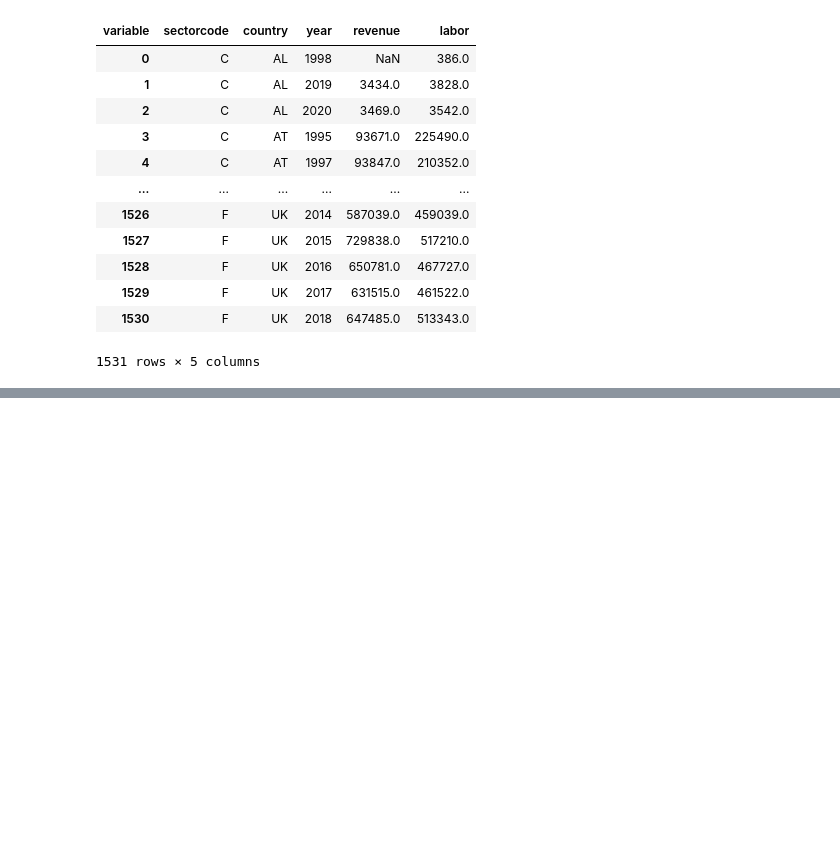
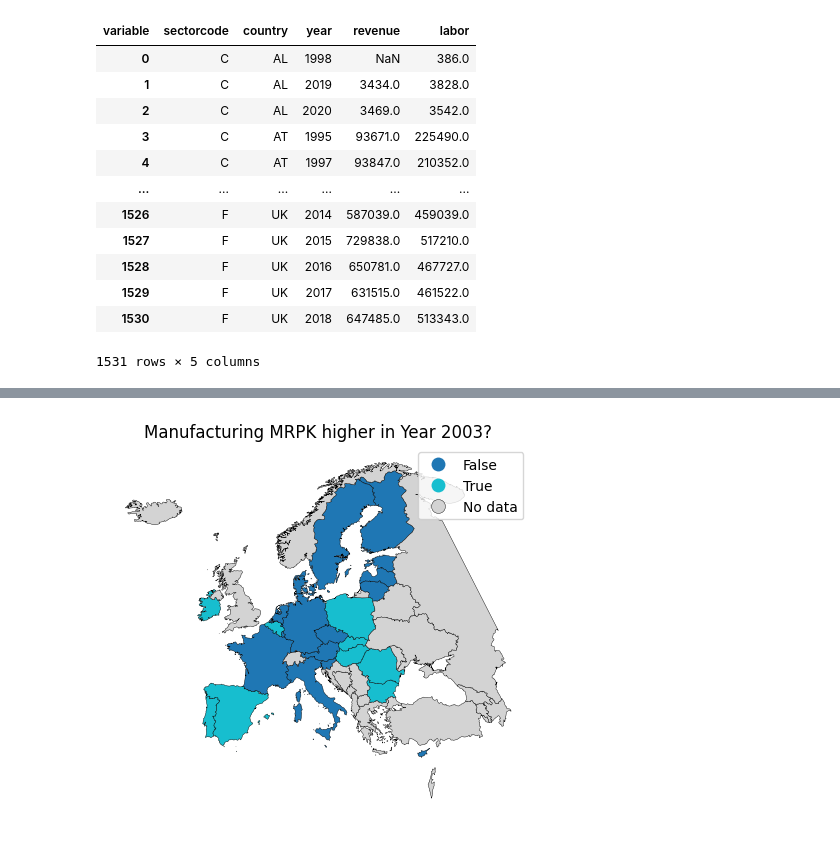
Before and after one commit to CurdinLieberherr/capital_misallocation, a Jupyter notebook: notebook.ipynb, the cells around one changed output, grey strips where cells are left out. Cells and saved outputs as stored; diff of their text form; code cells hidden in the pictures; blank space fills up the shorter version.

```diff
--- a/notebook.ipynb
+++ b/notebook.ipynb
@@ -260,0 +217,19 @@ plt.show()
+# %%
+#compare if mrpk of construction of manufacturing is higher at year 2000
+mrpk = data[data['year'] == 2003]
+mrpk = mrpk.pivot(index=['country'], columns='sectorcode', values='mrpk')
+mrpk['C mrpk higher'] = np.where(mrpk['C'] - mrpk['F'] > 0, True, False)
+
+mrpk = geo.merge(mrpk,left_on='ISO2', right_on='country', how='left')
+mrpk = mrpk.set_geometry('geometry')
+
+ax = mrpk.plot(column='C mrpk higher', legend=True, edgecolor='black', linewidth=0.3, missing_kwds={
+        "color": "lightgrey",  # color for NaN values
+        "label": "No data"     # optional legend label
+    })
+ax.set_axis_off()
+plt.title('Manufacturing MRPK higher in Year 2003?')
+plt.savefig('map mrpk.png')
+plt.show()
+# %% [output]
+[figure, added]
```
Also changed, not shown: parts of 10 cells of this notebook.
